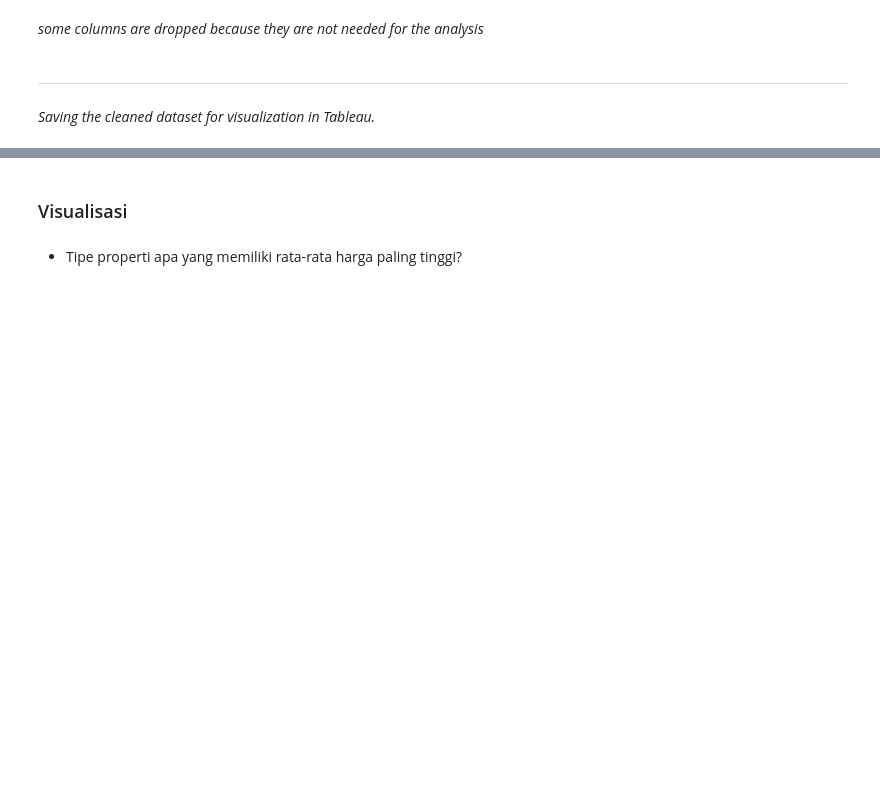
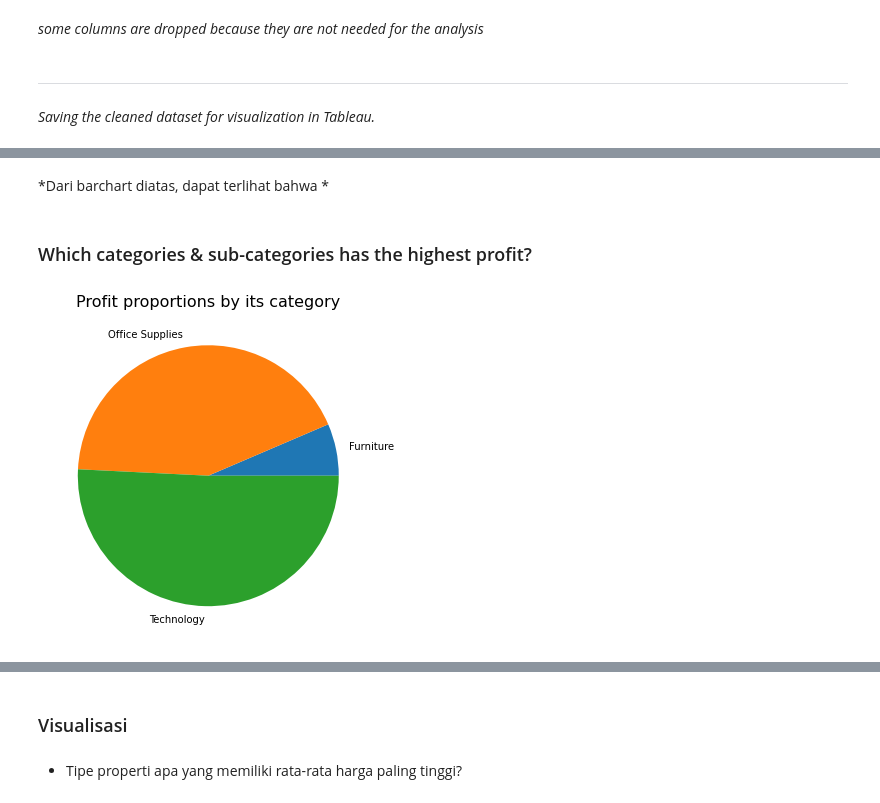
Before and after one commit to fahrizanrasyad/superstore-analysis, a Jupyter notebook: superstore_fahrizan-rasyad.ipynb, the cells around one changed output, grey strips where cells are left out. Saved outputs shown, nothing was run; the diff lists cells and outputs as text; code cells hidden in the pictures; blank space fills up the shorter version.

```diff
--- a/superstore_fahrizan-rasyad.ipynb
+++ b/superstore_fahrizan-rasyad.ipynb
@@ -264,0 +275,30 @@ df.head(2)
+# %% [markdown]
+*Dari barchart diatas, dapat terlihat bahwa *
+# %% [markdown]
+### Which categories & sub-categories has the highest profit?
+# %%
+# Grouping profit by according its category
+profit_per_category = df.groupby('Category')['Profit'].sum().reset_index().sort_values(by='Profit', ascending=True)
+
+# Creating a figure
+fig, ax = plt.subplots(figsize=(10, 6))
+
+# Creating piechart using plt
+plt.pie(profit_per_category['Profit'], labels=profit_per_category['Category'])
+plt.title('Profit proportions by its category', fontsize=16)
+
+# Creating barplot using seaborn
+#sns.barplot(data=profit_per_category, x='Category', y='Profit', orient='v')
+
+# Inserting data value
+#ax.bar_label(ax.containers[0], fmt='%.0f', label_type='edge', fontsize=10)
+
+# Adding legend to plot
+#ax.set_ylabel('Category')
+#ylabels = ['{:,.2f}'.format(y) for y in ax.get_yticks()/1]
+#ax.set_yticklabels(labels = ylabels)
+#ax.set_title('Total profit by its category')
+#ax.legend()
+plt.show()
+# %% [output]
+[figure, added]
```
Also changed, not shown: parts of 10 cells of this notebook.
